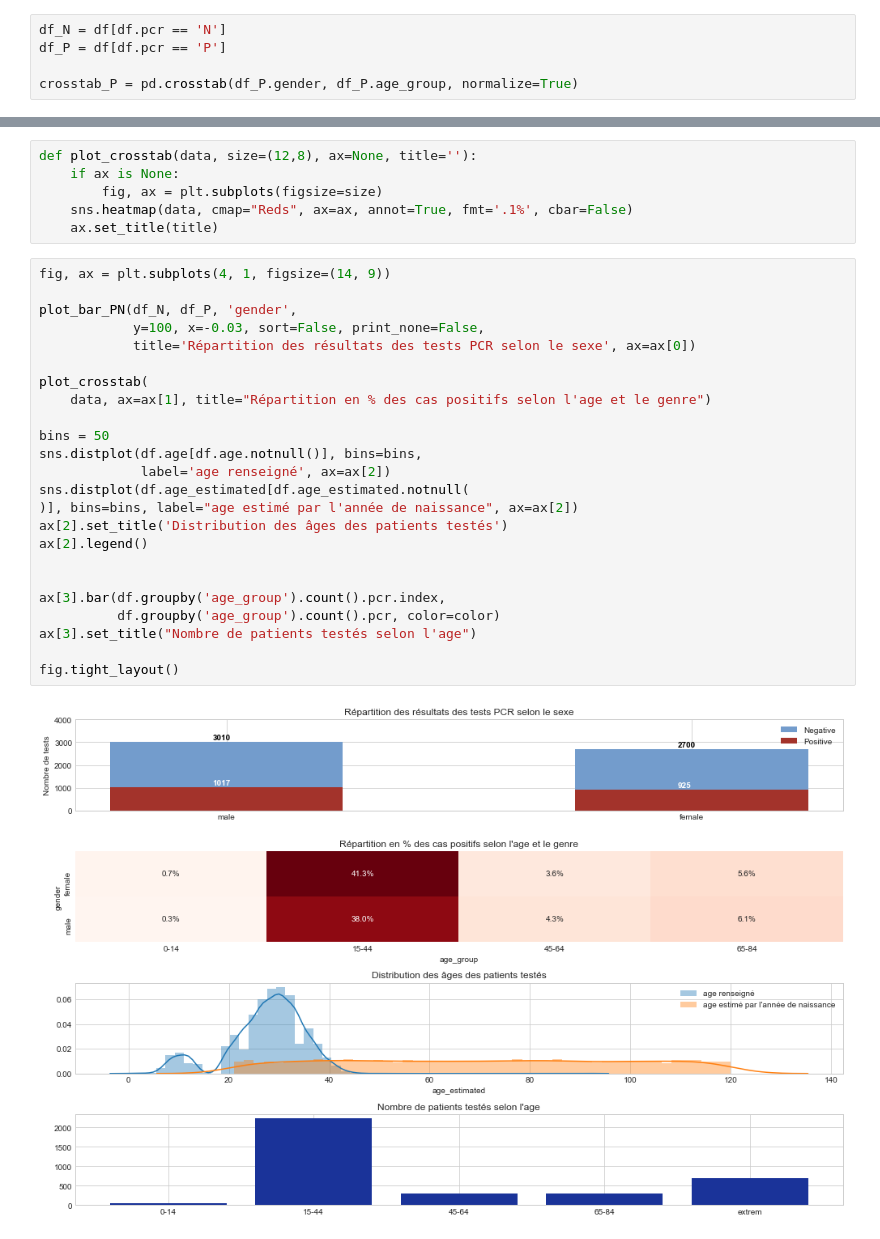
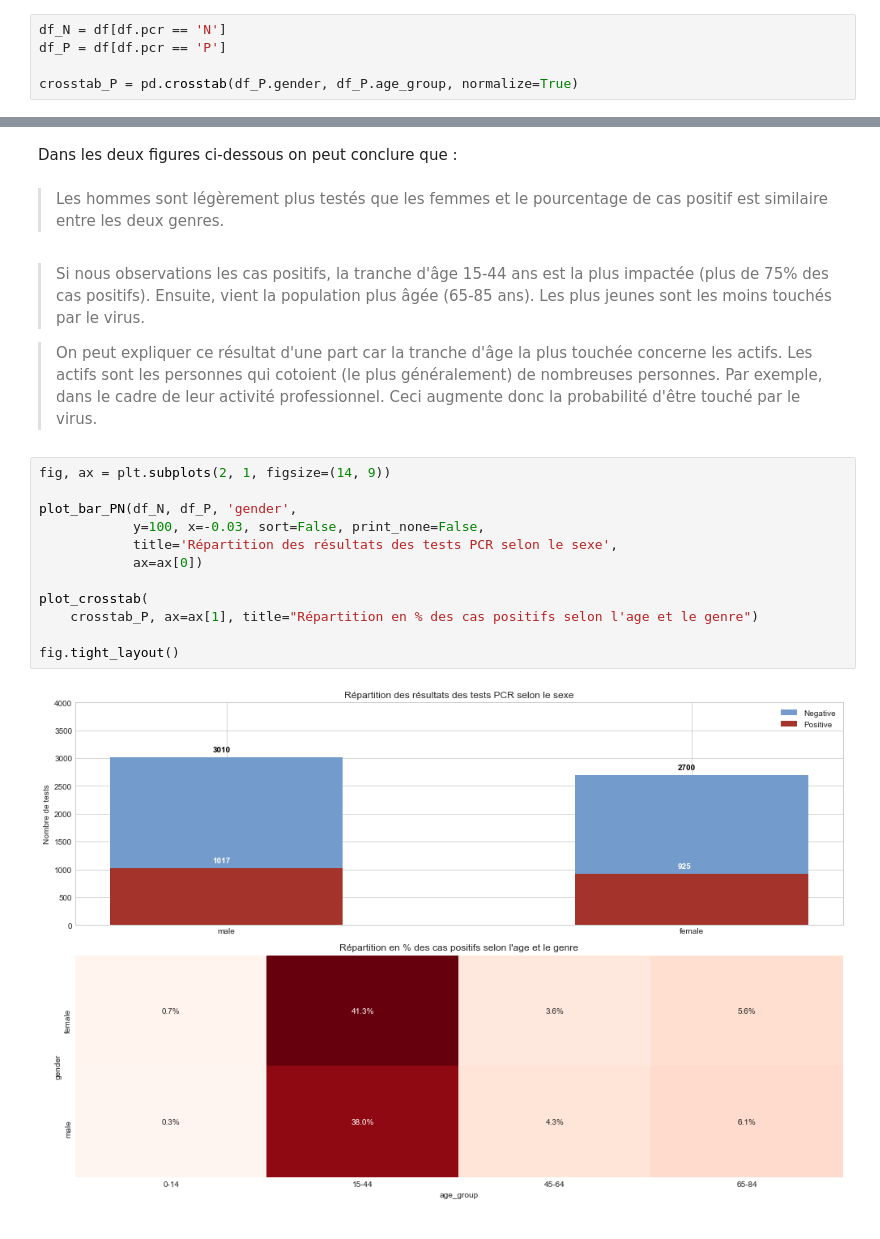
Before and after one commit to titigmr/Test-INRIA-APHP, a Jupyter notebook: data_analysis.ipynb, the cells around one changed output, grey strips where cells are left out. Saved outputs shown, nothing was run; the diff lists cells and outputs as text.

```diff
--- a/data_analysis.ipynb
+++ b/data_analysis.ipynb
@@ -279,32 +246,22 @@ def plot_bar_PN(df_N, df_P, var, title='', y=0, x=0, figsize=(12,4), sort=True,
-# %%
-def plot_crosstab(data, size=(12,8), ax=None, title=''):
-    if ax is None:
-        fig, ax = plt.subplots(figsize=size)
-    sns.heatmap(data, cmap="Reds", ax=ax, annot=True, fmt='.1%', cbar=False)
-    ax.set_title(title)
+# %% [markdown]
+Dans les deux figures ci-dessous on peut conclure que :
+# %% [markdown]
+> Les hommes sont légèrement plus testés que les femmes et le pourcentage de cas positif est similaire entre les deux genres.
+# %% [markdown]
+> Si nous observations les cas positifs, la tranche d'âge 15-44 ans est la plus impactée (plus de 75% des cas positifs). Ensuite, vient la population plus âgée (65-85 ans). Les plus jeunes sont les moins touchés par le virus.
+
+>On peut expliquer ce résultat d'une part car la tranche d'âge la plus touchée concerne les actifs. Les actifs sont les personnes qui cotoient (le plus généralement) de nombreuses personnes. Par exemple, dans le cadre de leur activité professionnel. Ceci augmente donc la probabilité d'être touché par le virus.
 # %%
-fig, ax = plt.subplots(4, 1, figsize=(14, 9))
+fig, ax = plt.subplots(2, 1, figsize=(14, 9))
 
 plot_bar_PN(df_N, df_P, 'gender',
             y=100, x=-0.03, sort=False, print_none=False,
-            title='Répartition des résultats des tests PCR selon le sexe', ax=ax[0])
+            title='Répartition des résultats des tests PCR selon le sexe',
+            ax=ax[0])
 
 plot_crosstab(
-    data, ax=ax[1], title="Répartition en % des cas positifs selon l'age et le genre")
-
-bins = 50
-sns.distplot(df.age[df.age.notnull()], bins=bins,
-             label='age renseigné', ax=ax[2])
-sns.distplot(df.age_estimated[df.age_estimated.notnull(
-)], bins=bins, label="age estimé par l'année de naissance", ax=ax[2])
-ax[2].set_title('Distribution des âges des patients testés')
-ax[2].legend()
-
-
-ax[3].bar(df.groupby('age_group').count().pcr.index,
-          df.groupby('age_group').count().pcr, color=color)
-ax[3].set_title("Nombre de patients testés selon l'age")
+    crosstab_P, ax=ax[1], title="Répartition en % des cas positifs selon l'age et le genre")
 
 fig.tight_layout()
 # %% [output]
-[figure, old version]
+[figure, new version]
```
Also changed, not shown: parts of 16 cells of this notebook, 5 other files.
